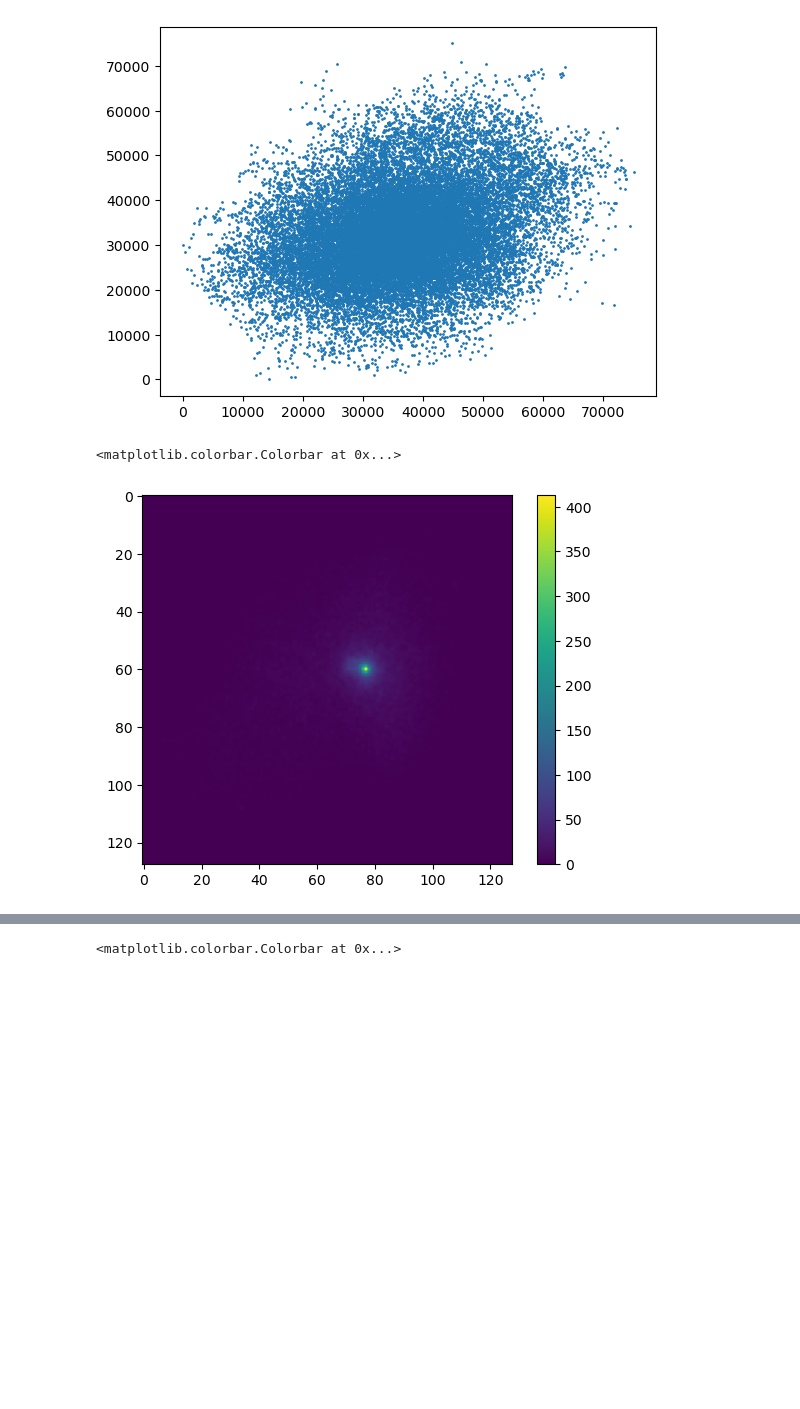
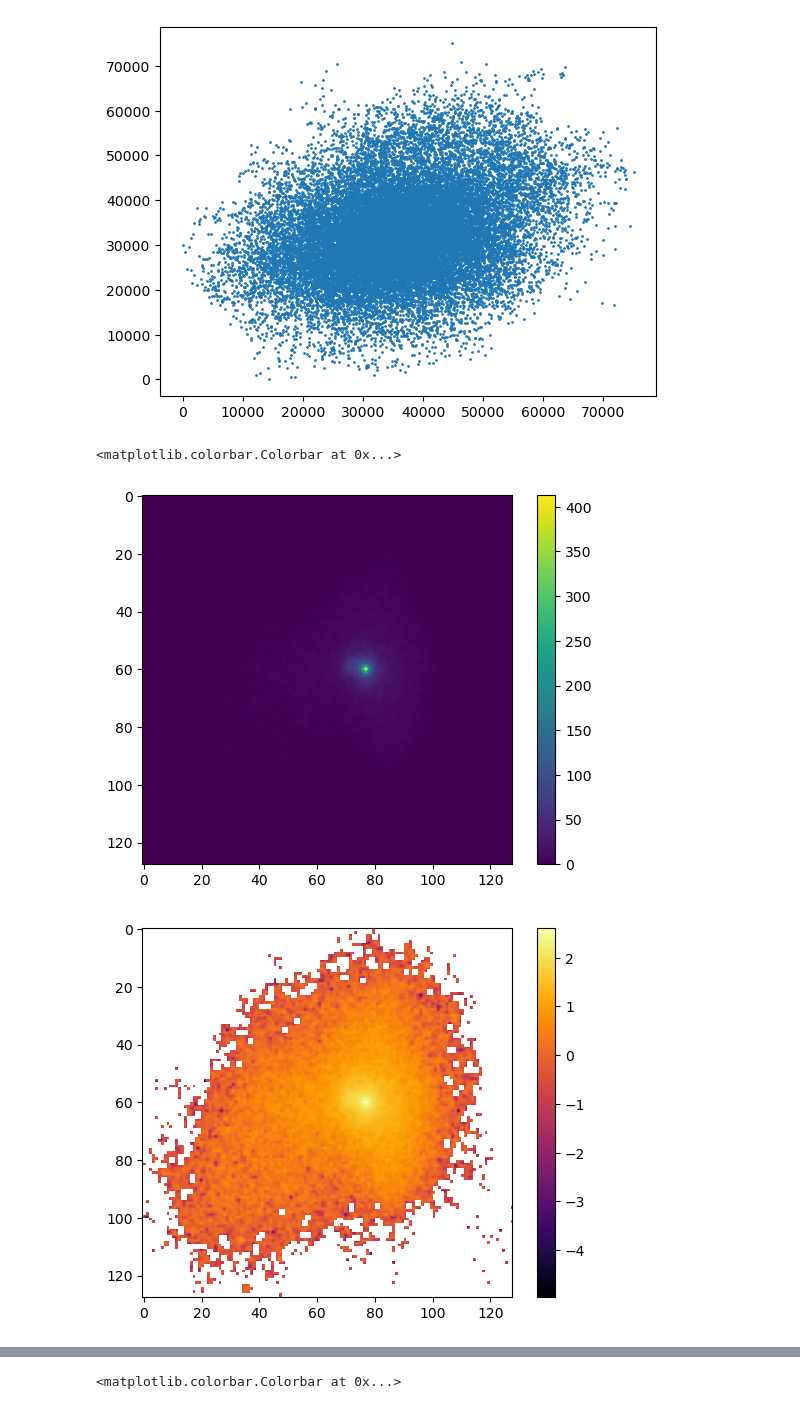
Before and after one commit to SergeiDBykov/self_supervised_halos, a Jupyter notebook: notebooks/halo_selection.ipynb, the cells around one changed output, grey strips where cells are left out. Cells and saved outputs as stored; diff of their text form; code cells hidden in the pictures; blank space fills up the shorter version.

```diff
--- a/notebooks/halo_selection.ipynb
+++ b/notebooks/halo_selection.ipynb
@@ -211,7 +211,13 @@ with h5py.File(cutout,'r') as f:
     #delta = delta/np.mean(delta, dtype=np.float64) - 1.0
 
 
-    R = 5
+    R = 10 #kpc/h
+    Filter = 'Gaussian'
+    threads = 28
+
+    W_k = pylians_SL.FT_filter(BoxSize, R, grid, Filter, threads)
+
+    delta_smoothed = pylians_SL.field_smoothing(delta, W_k, threads)
 # %% [output]
 Using CIC mass assignment scheme
 Time taken = 0.002 seconds
@@ -223,6 +229,10 @@ plt.plot(pos[:,0], pos[:,1], 'o', markersize=1)
 # %%
 plt.imshow(delta.sum(axis = 1))
 plt.colorbar()
+plt.figure()
+plt.imshow(np.log10(delta.sum(axis = 1)), cmap='inferno')
+plt.colorbar()
 # %% [output]
 <matplotlib.colorbar.Colorbar at 0x...>
 [figure]
+[figure, added]
```
Also changed, not shown: parts of 1 cell of this notebook.
